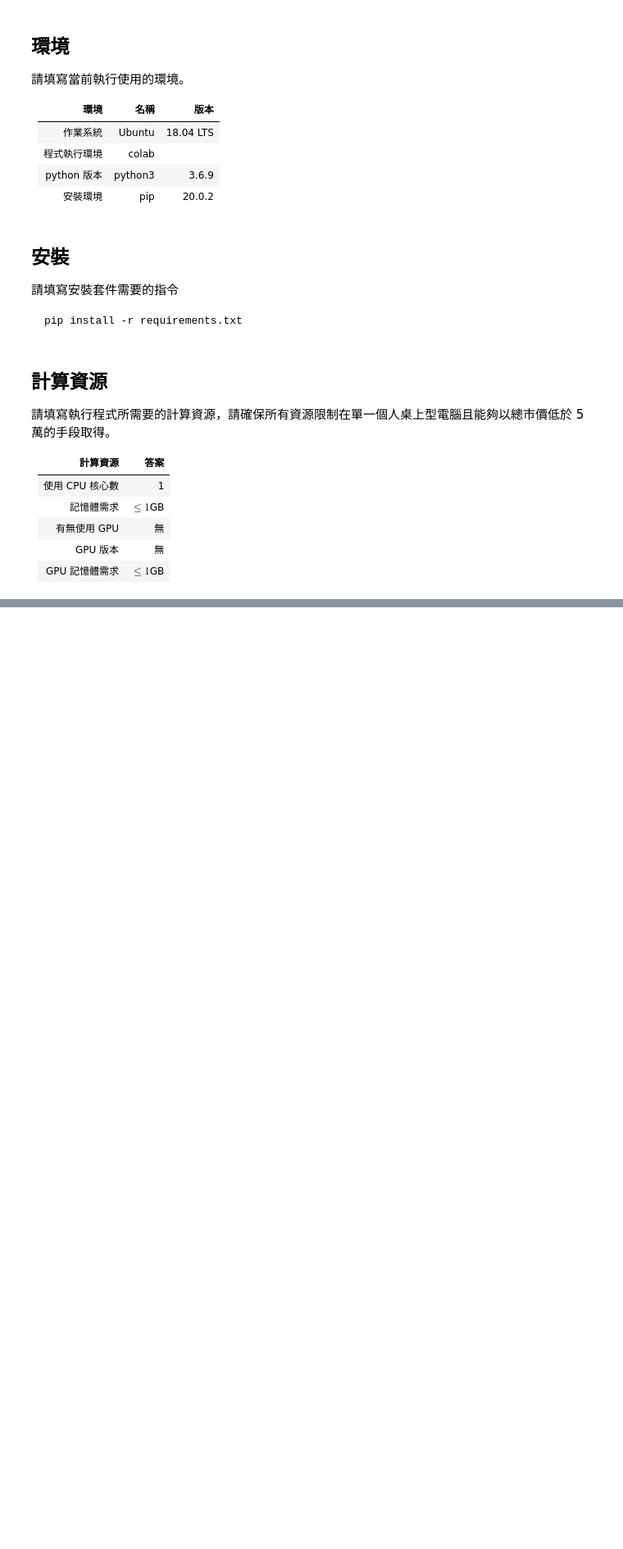
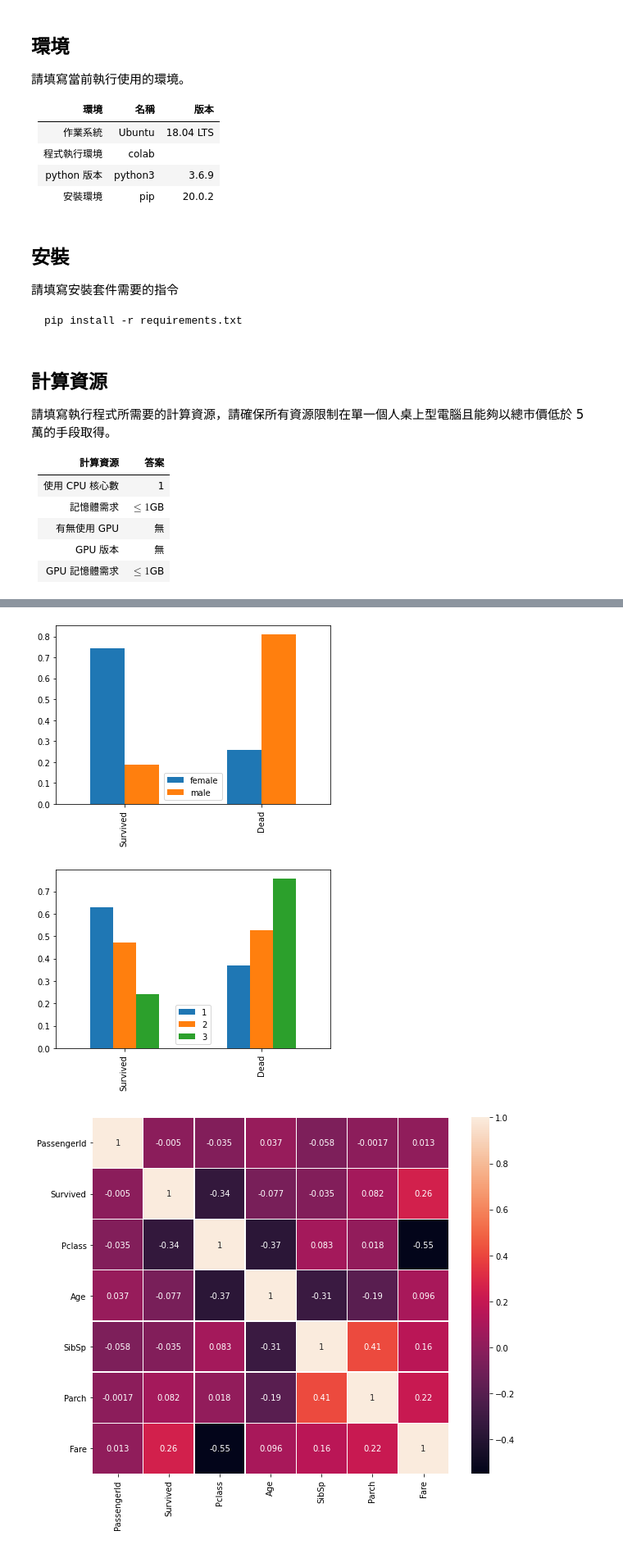
Before and after one commit to KevinLuuuuu/Data-Analysis, a Jupyter notebook: FDA_HW2/main.ipynb, the cells around one changed output, grey strips where cells are left out. Shown: that part at 82% size. Cells and saved outputs as stored; diff of their text form; code cells hidden in the pictures; blank space fills up the shorter version.

```diff
--- a/FDA_HW2/main.ipynb
+++ b/FDA_HW2/main.ipynb
@@ -597,0 +143,10 @@ My Score :
+# %%
+# 請勿更動此區塊程式碼
+
+import time
+import numpy as np
+import pandas as pd
+
+EXECUTION_START_TIME = time.time() # 計算執行時間
+
+df = pd.read_csv('train.csv')      # 讀取資料，請勿更改路徑
@@ -597,0 +204,35 @@ My Score :
+# %%
+# 資料視覺化
+
+# 處理畫圖資料
+total_sex = df['Sex'].value_counts()
+survived_sex = df[df['Survived']==1]['Sex'].value_counts() / total_sex
+dead_sex = df[df['Survived']==0]['Sex'].value_counts() / total_sex # survived=0的sex的value counts
+
+total_Class = df['Pclass'].value_counts()
+survived_Class = df[df['Survived']==1]['Pclass'].value_counts() / total_Class
+dead_Class = df[df['Survived']==0]['Pclass'].value_counts() / total_Class
+
+# 圖一 不同性別死亡率比較
+df_SexWith_SurvivedDead = pd.DataFrame([survived_sex,dead_sex])
+df_SexWith_SurvivedDead.index = ['Survived','Dead']
+df_SexWith_SurvivedDead.plot(kind='bar', stacked=False, figsize=(6,4))
+plt.show()
+
+
+# 圖二 不同Class死亡率比較
+df_ClassWith_SurvivedDead = pd.DataFrame([survived_Class,dead_Class])
+df_ClassWith_SurvivedDead.index = ['Survived','Dead']
+df_ClassWith_SurvivedDead.plot(kind='bar', stacked=False, figsize=(6,4))
+plt.show()
+
+
+# 圖三 相關係數圖
+sns.heatmap(df.corr(),annot=True,square=True,linewidths=0.2) #data.corr()-->correlation matrix
+fig=plt.gcf()
+fig.set_size_inches(10,8)
+plt.show()
+# %% [output]
+[figure, added]
+[figure, added]
+[figure, added]
```
Also changed, not shown: parts of 87 cells of this notebook.
